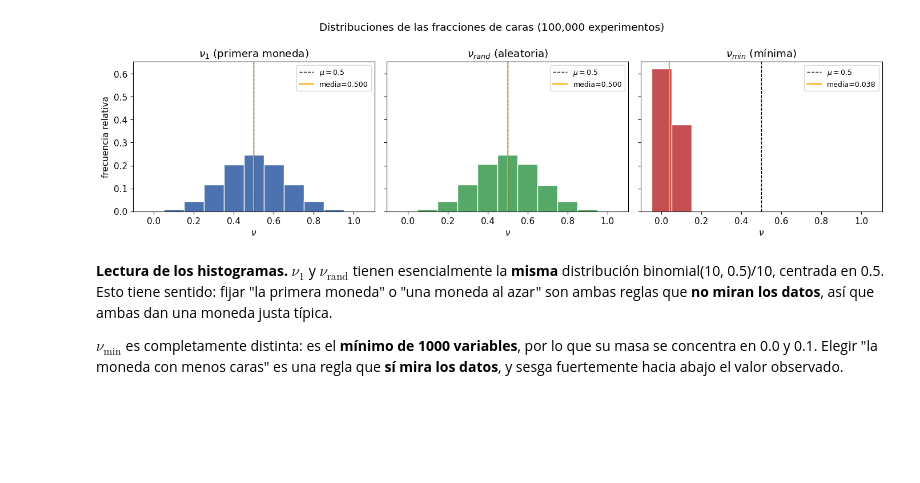
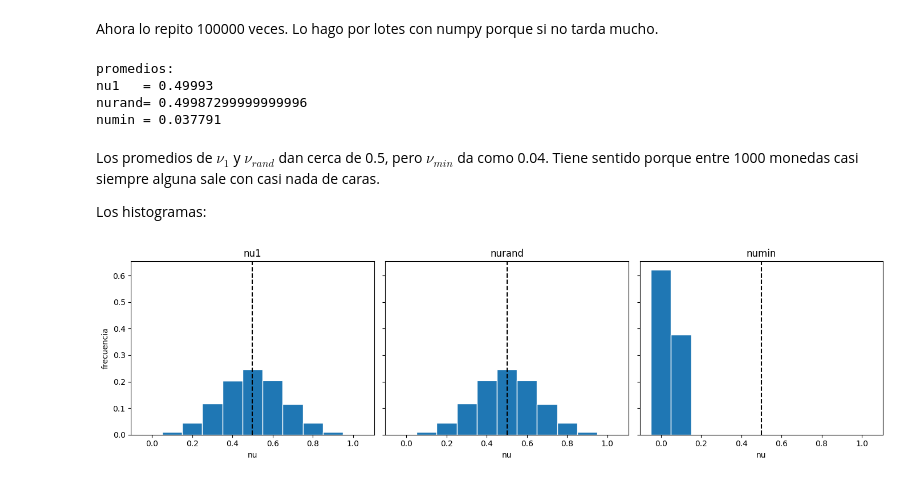
Before and after one commit to jleonib/2026-1_Math_ML, a Jupyter notebook: Ejercicio_1_10.ipynb, the cells around one changed output. Saved outputs shown, nothing was run; the diff lists cells and outputs as text; code cells hidden in the pictures; blank space fills up the shorter version.

```diff
--- a/Ejercicio_1_10.ipynb
+++ b/Ejercicio_1_10.ipynb
@@ -22,9 +12,7 @@ es válido para una **hipótesis fija elegida de antemano**. Veremos que $c_1$ y
 import numpy as np
 import matplotlib.pyplot as plt
 
-rng_global_seed = 42          # reproducibilidad
-N_FLIPS   = 10                # lanzamientos por moneda
-N_COINS   = 1000              # número de monedas por experimento
-MU        = 0.5               # moneda justa: probabilidad real de cara
-
-plt.rcParams.update({"figure.figsize": (9, 4.5), "font.size": 11})
+N = 10        # lanzamientos por moneda
+n_coins = 1000
+mu = 0.5      # es una moneda justa
+seed = 42
@@ -103,21 +40,48 @@ Observa cómo $\nu_1$ y $\nu_\text{rand}$ se distribuyen alrededor de $0.5$ (com
+# %% [markdown]
+Ahora lo repito 100000 veces. Lo hago por lotes con numpy porque si no tarda mucho.
+# %%
+def simular(n_exp, batch=2000, seed=seed):
+    rng = np.random.default_rng(seed)
+    nu1 = np.empty(n_exp)
+    nurand = np.empty(n_exp)
+    numin = np.empty(n_exp)
+    i = 0
+    while i < n_exp:
+        b = min(batch, n_exp - i)
+        flips = rng.integers(0, 2, size=(b, n_coins, N), dtype=np.int8)
+        nu = flips.sum(axis=2) / N
+        nu1[i:i+b] = nu[:, 0]
+        idx = rng.integers(n_coins, size=b)
+        nurand[i:i+b] = nu[np.arange(b), idx]
+        numin[i:i+b] = nu.min(axis=1)
+        i += b
+    return nu1, nurand, numin
+
+nu1, nurand, numin = simular(100000)
+
+print("promedios:")
+print("nu1   =", nu1.mean())
+print("nurand=", nurand.mean())
+print("numin =", numin.mean())
+# %% [output]
+promedios:
+nu1   = 0.49993
+nurand= 0.49987299999999996
+numin = 0.037791
+# %% [markdown]
+Los promedios de $\nu_1$ y $\nu_{rand}$ dan cerca de 0.5, pero $\nu_{min}$ da como 0.04. Tiene sentido porque entre 1000 monedas casi siempre alguna sale con casi nada de caras.
+
+Los histogramas:
 # %%
-bins = np.arange(-0.05, 1.15, 0.1)          # centrar barras en 0.0,0.1,...,1.0
-fig, axes = plt.subplots(1, 3, figsize=(14, 4), sharey=True)
-data   = [nu_1, nu_rand, nu_min]
-titles = [r"$\nu_1$ (primera moneda)", r"$\nu_{rand}$ (aleatoria)", r"$\nu_{min}$ (mínima)"]
-colors = ["#4C72B0", "#55A868", "#C44E52"]
-
-for ax, d, t, c in zip(axes, data, titles, colors):
-    ax.hist(d, bins=bins, weights=np.ones_like(d)/len(d), color=c, edgecolor="white")
-    ax.axvline(0.5, color="k", ls="--", lw=1, label=r"$\mu=0.5$")
-    ax.axvline(d.mean(), color="orange", ls="-", lw=1.5, label=f"media={d.mean():.3f}")
-    ax.set_title(t); ax.set_xlabel(r"$\nu$"); ax.legend(fontsize=9)
-axes[0].set_ylabel("frecuencia relativa")
-plt.suptitle("Distribuciones de las fracciones de caras (100,000 experimentos)")
-plt.tight_layout(); plt.show()
+bins = np.arange(-0.05, 1.15, 0.1)
+fig, ax = plt.subplots(1, 3, figsize=(14, 4), sharey=True)
+for a, d, t in zip(ax, [nu1, nurand, numin], ["nu1", "nurand", "numin"]):
+    a.hist(d, bins=bins, weights=np.ones(len(d))/len(d), edgecolor="white")
+    a.axvline(0.5, color="k", ls="--")
+    a.set_title(t)
+    a.set_xlabel("nu")
+ax[0].set_ylabel("frecuencia")
+plt.tight_layout()
+plt.show()
 # %% [output]
-[figure, old version]
+[figure, new version]
-# %% [markdown]
-**Lectura de los histogramas.** $\nu_1$ y $\nu_\text{rand}$ tienen esencialmente la **misma** distribución binomial(10, 0.5)/10, centrada en 0.5. Esto tiene sentido: fijar "la primera moneda" o "una moneda al azar" son ambas reglas que **no miran los datos**, así que ambas dan una moneda justa típica.
-
-$\nu_\text{min}$ es completamente distinta: es el **mínimo de 1000 variables**, por lo que su masa se concentra en 0.0 y 0.1. Elegir "la moneda con menos caras" es una regla que **sí mira los datos**, y sesga fuertemente hacia abajo el valor observado.
```
Also changed, not shown: parts of 23 cells of this notebook.
